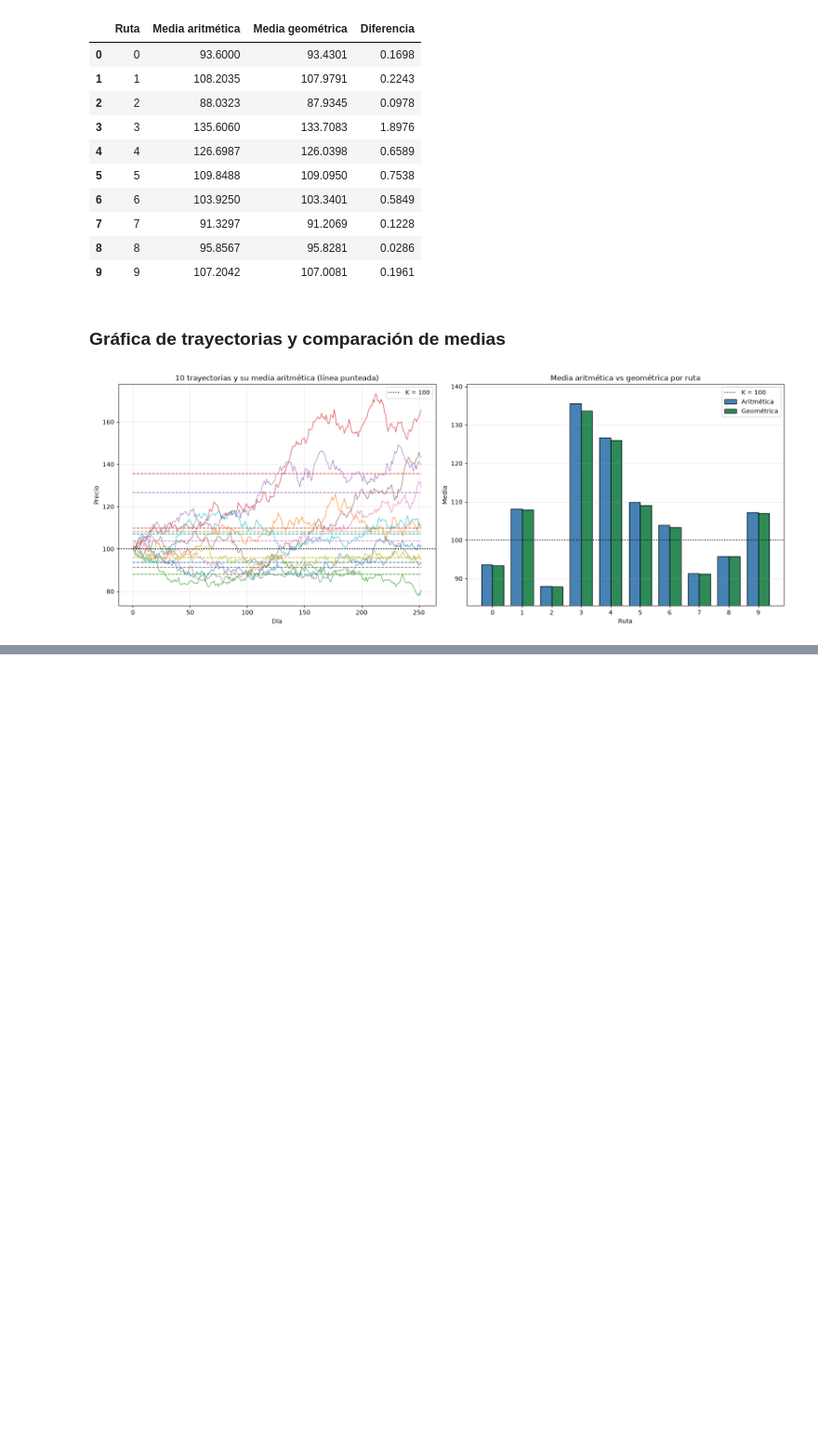
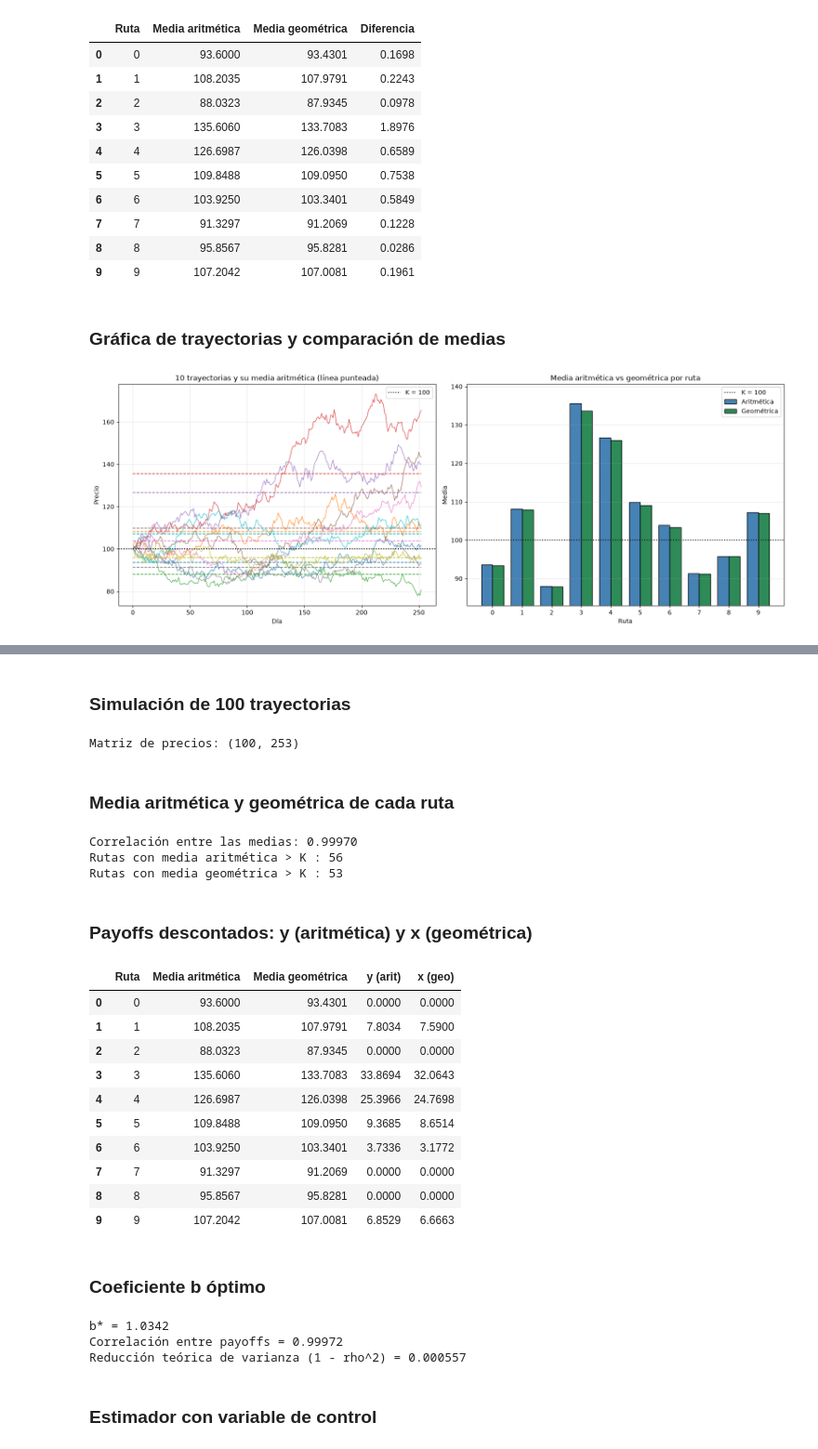
Before and after one commit to DrChino21/SIMULACION-DE-PROCESOS-FINANCIEROS--O2026, a Jupyter notebook: 11_ReduccionVarianza_OpcionesAsiaticas.ipynb, the cells around one changed output, grey strips where cells are left out. Shown at 93% size. Saved outputs shown, nothing was run; the diff lists cells and outputs as text; code cells hidden in the pictures; blank space fills up the shorter version.

```diff
--- a/E01/11_ReduccionVarianza_OpcionesAsiaticas.ipynb
+++ b/11_ReduccionVarianza_OpcionesAsiaticas.ipynb
@@ -145,0 +169,70 @@ plt.show()
+# %% [markdown]
+### Simulación de 100 trayectorias
+# %%
+n, M = 252, 100
+dt = T / n
+
+np.random.seed(42)
+Z = np.random.normal(0, 1, (M, n))
+S = np.zeros((M, n + 1))
+S[:, 0] = S0
+
+for t in range(1, n + 1):
+    S[:, t] = S[:, t-1] * np.exp((r - 0.5*sigma**2)*dt + sigma*np.sqrt(dt)*Z[:, t-1])
+
+print(f"Matriz de precios: {S.shape}")
+# %% [output]
+Matriz de precios: (100, 253)
+# %% [markdown]
+### Media aritmética y geométrica de cada ruta
+# %%
+media_arit = S[:, 1:].mean(axis=1)
+media_geo  = np.exp(np.log(S[:, 1:]).mean(axis=1))
+
+print(f"Correlación entre las medias: {np.corrcoef(media_arit, media_geo)[0, 1]:.5f}")
+print(f"Rutas con media aritmética > K : {(media_arit > K).sum()}")
+print(f"Rutas con media geométrica > K : {(media_geo > K).sum()}")
+# %% [output]
+Correlación entre las medias: 0.99970
+Rutas con media aritmética > K : 56
+Rutas con media geométrica > K : 53
+# %% [markdown]
+### Payoffs descontados: y (aritmética) y x (geométrica)
+# %%
+desc = np.exp(-r*T)
+
+y = desc * np.maximum(media_arit - K, 0)   # call aritmética (lo que queremos valuar)
+x = desc * np.maximum(media_geo  - K, 0)   # call geométrica (variable de control)
+
+pd.DataFrame({"Ruta": np.arange(M),
+              "Media aritmética": media_arit,
+              "Media geométrica": media_geo,
+              "y (arit)": y,
+              "x (geo)": x}).head(10).round(4)
+# %% [output]
+|  | Ruta | Media aritmética | Media geométrica | y (arit) | x (geo) |
+| 0 | 0 | 93.6000 | 93.4301 | 0.0000 | 0.0000 |
+| 1 | 1 | 108.2035 | 107.9791 | 7.8034 | 7.5900 |
+| 2 | 2 | 88.0323 | 87.9345 | 0.0000 | 0.0000 |
+| 3 | 3 | 135.6060 | 133.7083 | 33.8694 | 32.0643 |
+| 4 | 4 | 126.6987 | 126.0398 | 25.3966 | 24.7698 |
+| 5 | 5 | 109.8488 | 109.0950 | 9.3685 | 8.6514 |
+| 6 | 6 | 103.9250 | 103.3401 | 3.7336 | 3.1772 |
+| 7 | 7 | 91.3297 | 91.2069 | 0.0000 | 0.0000 |
+| 8 | 8 | 95.8567 | 95.8281 | 0.0000 | 0.0000 |
+| 9 | 9 | 107.2042 | 107.0081 | 6.8529 | 6.6663 |
+# %% [markdown]
+### Coeficiente b óptimo
+# %%
+b_opt = np.cov(y, x)[0, 1] / np.var(x, ddof=1)
+rho   = np.corrcoef(y, x)[0, 1]
+
+print(f"b* = {b_opt:.4f}")
+print(f"Correlación entre payoffs = {rho:.5f}")
+print(f"Reducción teórica de varianza (1 - rho^2) = {1 - rho**2:.6f}")
+# %% [output]
+b* = 1.0342
+Correlación entre payoffs = 0.99972
+Reducción teórica de varianza (1 - rho^2) = 0.000557
+# %% [markdown]
+### Estimador con variable de control
```
Also changed, not shown: parts of 11 cells of this notebook.
